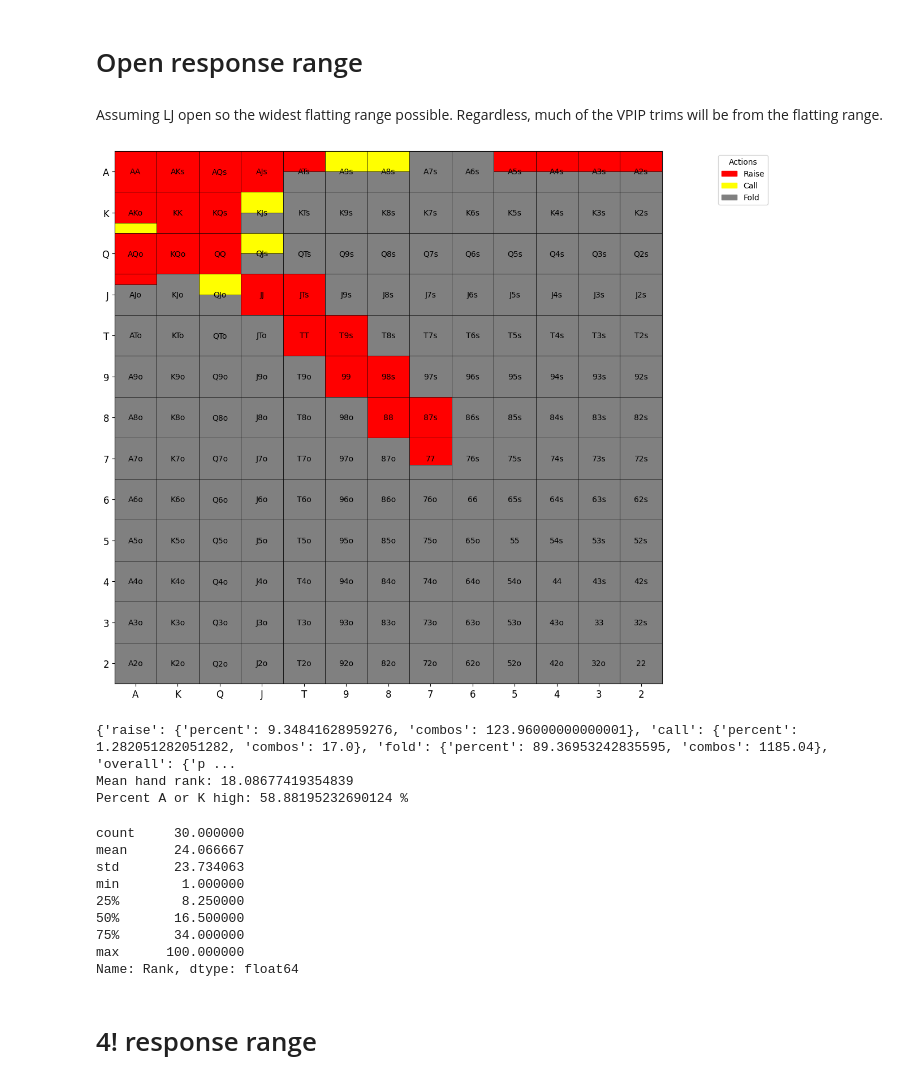
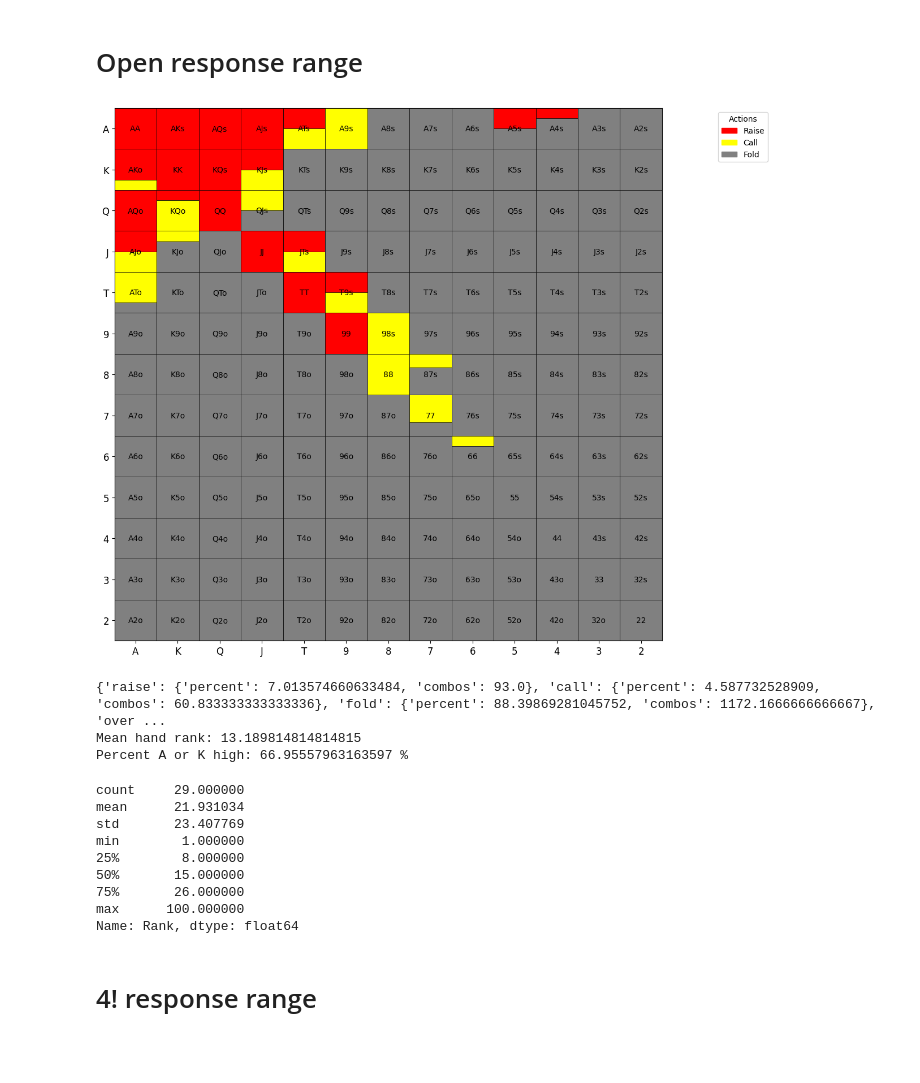
Before and after one commit to KunaalAgarwal/poker_analysis, a Jupyter notebook: src/hj_ranges.ipynb, the cells around one changed output. Cells and saved outputs as stored; diff of their text form; code cells hidden in the pictures; blank space fills up the shorter version.

Commit message:
fixed hj ranges

```diff
--- a/src/hj_ranges.ipynb
+++ b/src/hj_ranges.ipynb
@@ -242,8 +242,6 @@ max      100.000000
 Name: Rank, dtype: float64
 # %% [markdown]
 # Open response range
-# %% [markdown]
-Assuming LJ open so the widest flatting range possible. Regardless, much of the VPIP trims will be from the flatting range.
 # %%
 open_response_range = {
     # Pairs
@@ -253,10 +251,10 @@ open_response_range = {
     "JJ": {"raise": 1.0, "call": 0.0},
     "TT": {"raise": 1.0, "call": 0.0},
     "99": {"raise": 1.0, "call": 0.0},
-    "88": {"raise": 1.0, "call": 0.0},
-    "77": {"raise": 0.66, "call": 0.0}, # lowering frequency on 77 and 66 slightly
-    "66": {"raise": 0.0, "call": 0.0},
-    "55": {"raise": 0.0, "call": 0.0}, # these low pocket pairs turn into folds quickly
+    "88": {"raise": 0.0, "call": 1.0},
+    "77": {"raise": 0.0, "call": 2/3},
+    "66": {"raise": 0.0, "call": 0.25}, # depends how tight the early position players are
+    "55": {"raise": 0.0, "call": 0.0},
     "44": {"raise": 0.0, "call": 0.0},
     "33": {"raise": 0.0, "call": 0.0},
     "22": {"raise": 0.0, "call": 0.0},
@@ -264,31 +262,32 @@ open_response_range = {
     "AKs": {"raise": 1.0, "call": 0.0},
     "AQs": {"raise": 1.0, "call": 0.0},
     "AJs": {"raise": 1.0, "call": 0.0},
-    "ATs": {"raise": 0.5, "call": 0.0},
-    "A9s": {"raise": 0.0, "call": 0.5},
-    "A8s": {"raise": 0.0, "call": 0.5},
+    "ATs": {"raise": 0.5, "call": 0.5},
+    "A9s": {"raise": 0.0, "call": 1.0},
+    "A8s": {"raise": 0.0, "call": 0.0},
     "A7s": {"raise": 0.0, "call": 0.0},
-    "A6s": {"raise": 0.0, "call": 0.0}, # these middling aces turn into folds quickly
-    "A5s": {"raise": 0.5, "call": 0.0}, # 3bet bluffs
-    "A4s": {"raise": 0.5, "call": 0.0},
-    "A3s": {"raise": 0.5, "call": 0.0},
-    "A2s": {"raise": 0.5, "call": 0.0},
+    "A6s": {"raise": 0.0, "call": 0.0},
+    # very solid 3bet bluffs, but don't need to many bluffs against relatively tight opening ranges
+    "A5s": {"raise": 0.5, "call": 0.0},
+    "A4s": {"raise": 0.25, "call": 0.0},
+    "A3s": {"raise": 0.0, "call": 0.0},
+    "A2s": {"raise": 0.0, "call": 0.0},
 
-    "AKo": {"raise": 0.75, "call": 0.25}, # keep some combos to uncap the flatting range
+    "AKo": {"raise": 0.75, "call": 0.25}, # uncap flatting range, late enough position where we aren't worried about pot going "super multi-way"
     "AQo": {"raise": 1.0, "call": 0.0},
-    "AJo": {"raise": 0.25, "call": 0.0},
-    "ATo": {"raise": 0.0, "call": 0.0},
+    "AJo": {"raise": 0.5, "call": 0.5},
+    "ATo": {"raise": 0.0, "call": 0.75},
     "A9o": {"raise": 0.0, "call": 0.0},
     "A8o": {"raise": 0.0, "call": 0.0},
 
     "KQs": {"raise": 1.0, "call": 0.0},
-    "KJs": {"raise": 0.0, "call": 0.5},
+    "KJs": {"raise": 0.5, "call": 0.5}, # raising as a semi-bluff, pretty good bluff too.
     "KTs": {"raise": 0.0, "call": 0.0},
     "K9s": {"raise": 0.0, "call": 0.0},
     "K8s": {"raise": 0.0, "call": 0.0},
 
-    "KQo": {"raise": 1.0, "call": 0.0},
-    "KJo": {"raise": 0.0, "call": 0.0},
+    "KQo": {"raise": 0.25, "call": 0.75},
+    "KJo": {"raise": 0.0, "call": 0.25}, # depends on position of open
     "KTo": {"raise": 0.0, "call": 0.0},
     "K9o": {"raise": 0.0, "call": 0.0},
 
@@ -296,60 +295,60 @@ open_response_range = {
     "QTs": {"raise": 0.0, "call": 0.0},
     "Q9s": {"raise": 0.0, "call": 0.0},
 
-    "QJo": {"raise": 0.0, "call": 0.5},
+    "QJo": {"raise": 0.0, "call": 0.0},
     "QTo": {"raise": 0.0, "call": 0.0},
 
-    "JTs": {"raise": 1.0, "call": 0.0},
-    "J9s": {"raise": 0.0, "call": 0.0}, # j9 raise/fold, not good enough to call
+    "JTs": {"raise": 0.5, "call": 0.5}, # solid semi-bluff, same reasons as 4bet bluff
+    "J9s": {"raise": 0.0, "call": 0.0},
 
     "JTo": {"raise": 0.0, "call": 0.0},
     "J9o": {"raise": 0.0, "call": 0.0},
 
-    "T9s": {"raise": 1.0, "call": 0.0}, # 3bet bluff
-    "T8s": {"raise": 0.0, "call": 0.0}, # this will fold to earlier
+    "T9s": {"raise": 0.5, "call": 0.5}, # solid 3bet semi-bluff, same reasons as 4bet bluff
+    "T8s": {"raise": 0.0, "call": 0.0},
 
-    "98s": {"raise": 1.0, "call": 0.0}, # 3bet bluff
+    "98s": {"raise": 0.0, "call": 1.0},
     "97s": {"raise": 0.0, "call": 0.0},
 
-    "87s": {"raise": 1.0, "call": 0.0}, # 3bet bluff
+    "87s": {"raise": 0.0, "call": 1/3},
     "86s": {"raise": 0.0, "call": 0.0},
 
     "76s": {"raise": 0.0, "call": 0.0},
     "75s": {"raise": 0.0, "call": 0.0},
 
     "65s": {"raise": 0.0, "call": 0.0},
 
     "54s": {"raise": 0.0, "call": 0.0},
 
     "43s": {"raise": 0.0, "call": 0.0},
 
     "32s": {"raise": 0.0, "call": 0.0},
 }
 
 # Visualize the range
 open_response = range_construction.generate_range(open_response_range, '../ranges/hj_ranges/hj_open_response')
 open_response_distribution = range_construction.range_hand_distribution(open_response_range)
 open_response_percent_by_actions = range_construction.range_percent_by_all_actions(open_response_range)
 open_response_mean_hand_rank = range_construction.average_range_rank(open_response_range)
 
 print(open_response_percent_by_actions)
 print(f'Mean hand rank: {open_response_mean_hand_rank}')
 print(f'Percent A or K high: {range_construction.percent_range_high_card(open_response_range)} %')
 
 open_response_distribution[1].to_csv('../ranges/hj_ranges/hj_open_response_distribution.csv')
 open_response_distribution[0]
 # %% [output]
-[figure, old version]
+[figure, new version]
-{'raise': {'percent': 9.34841628959276, 'combos': 123.96000000000001}, 'call': {'percent': 1.282051282051282, 'combos': 17.0}, 'fold': {'percent': 89.36953242835595, 'combos': 1185.04}, 'overall': {'p ...
-Mean hand rank: 18.08677419354839
-Percent A or K high: 58.88195232690124 %
+{'raise': {'percent': 7.013574660633484, 'combos': 93.0}, 'call': {'percent': 4.587732528909, 'combos': 60.833333333333336}, 'fold': {'percent': 88.39869281045752, 'combos': 1172.1666666666667}, 'over ...
+Mean hand rank: 13.189814814814815
+Percent A or K high: 66.95557963163597 %
-count     30.000000
-mean      24.066667
-std       23.734063
+count     29.000000
+mean      21.931034
+std       23.407769
 min        1.000000
-25%        8.250000
-50%       16.500000
-75%       34.000000
+25%        8.000000
+50%       15.000000
+75%       26.000000
 max      100.000000
 Name: Rank, dtype: float64
 # %% [markdown]
```
Also changed, not shown: parts of 1 cell of this notebook, 5 other files.
